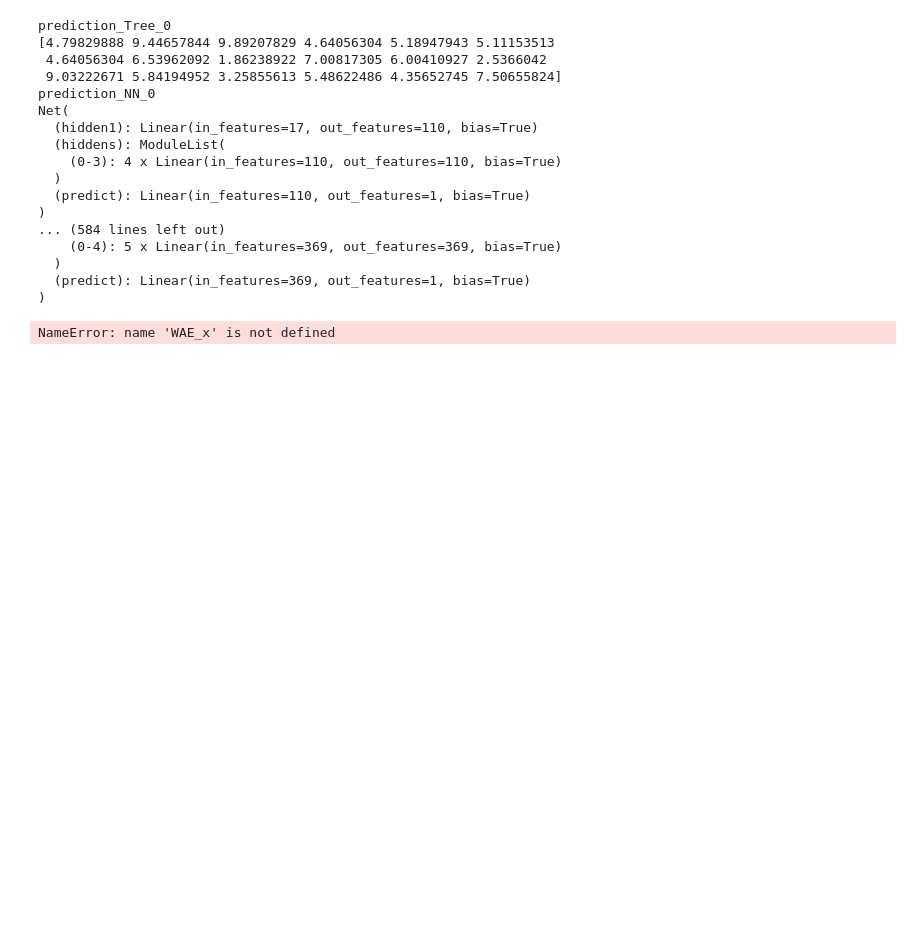
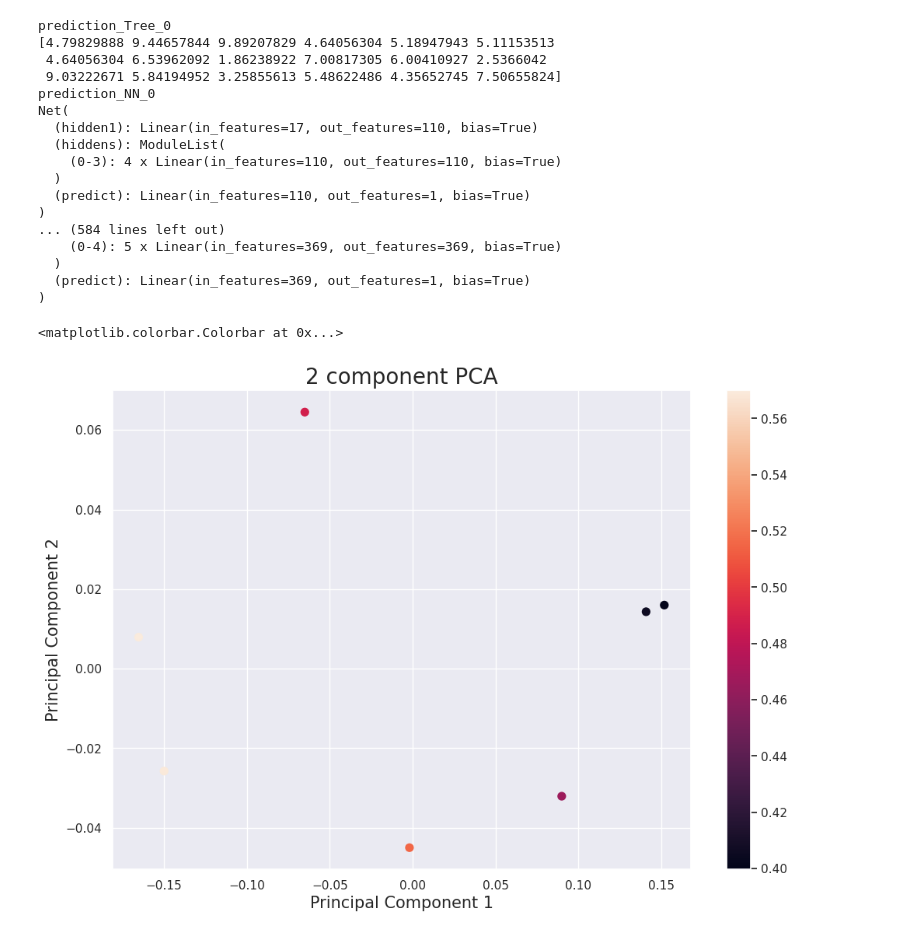
Before and after one commit to Arvin-Hu/HighEntropyAlloy_zj, a Jupyter notebook: project/notebooks/official.ipynb, the cells around one changed output. Drawn from its saved outputs; the diff is of its cells as text; code cells hidden in the pictures; blank space fills up the shorter version.

```diff
--- a/project/notebooks/official.ipynb
+++ b/project/notebooks/official.ipynb
@@ -978,6 +978,12 @@ starttime = datetime.datetime.now()
 #    for j in range(42,44): # 10 different seeds
 for i in range(9,11):
     for j in range(40,45):
+
+        # 20250402yayun 检查模型是否已经训练完成
+        if os.path.exists('Results/Invar_NN_BO(10+100)_6/{}-seed_{}.pt'.format(i,j)):
+            print('Results/Invar_NN_BO(10+100)_6/{}-seed_{}.pt already trained'.format(i,j))
+            continue
+
         train_features, test_features, train_labels, test_labels = normalizing_data(data, seed=j)
         #lr = target.at[i,'lr'] # the same
         #module__n_hidden = target.at[i,'module__n_hidden']
@@ -1454,6 +1445,10 @@ import pandas as pd
 Comp_total = First_round_Comp_total
 prediciton_mean = Comp_total.mean(axis=1)
 prediciton_std = Comp_total.std(axis=1)
+
+#20250402yayun
+WAE_x=pd.read_excel('Results/First_round_ensemble_comp.xlsx')
+
 WAE_x['prediction_mean'] = prediciton_mean
 WAE_x['prediction_std'] = prediciton_std
 #WAE_x['rank_score'] =prediciton_std*0.2+prediciton_mean*0.8
@@ -1461,34 +1456,35 @@ WAE_x['prediction_std'] = prediciton_std
 #Comp_total = Comp_total[Comp_total['Cr']>0.04]
 #WAE_x = WAE_x.sort_values(by=['prediction_mean'],ascending=True)
 #Comp_total.to_csv('Results/Comp_total_1.csv')
 #WAE_x.loc[(WAE_x['Cr'] > 0.04)].to_csv('Results/WAE_x_1.csv')
 df = WAE_x[['Fe','Ni','Co','Cr','V','Cu','prediction_mean','prediction_std']]
 df=df[(df['Fe']>0.1) & (df['Ni']>0.05)& (df['Co']>0.1)& (df['Cr']>=0.04)&(df['V']==0)  & (df['Cu']>=0.05)
       &(df['prediction_mean']<10)]
 # make the ranking
 df['mean_rank']=df['prediction_mean'].rank()
 df['std_rank']=df['prediction_std'].rank(ascending=False)
 df['total_rank'] =0.8*df['mean_rank']+0.2*df['std_rank']
 df = df[df['total_rank']<1000]
 #plot the figure to have a overview
 x=df[['Fe','Ni','Co','Cr','V','Cu']]
 from sklearn.decomposition import PCA
 pca = PCA(n_components=2)
 principalComponents = pca.fit_transform(x)
 principalDf = pd.DataFrame(data = principalComponents
              , columns = ['principal component 1', 'principal component 2'])
 import matplotlib.pyplot as plt
 fig = plt.figure(figsize = (12,8))
 ax = fig.add_subplot(1,1,1)
 ax.set_xlabel('Principal Component 1', fontsize = 15)
 ax.set_ylabel('Principal Component 2', fontsize = 15)
 ax.set_title('2 component PCA', fontsize = 20)
 sc=plt.scatter(principalDf[ 'principal component 1']
                 , principalDf['principal component 2']
                ,c=df['Fe'], s = 50)
 plt.colorbar(sc)
 # %% [output]
-NameError: name 'WAE_x' is not defined
+<matplotlib.colorbar.Colorbar at 0x...>
+[figure, added]
 # %%
 # PCA and AffinityPropagation.py
 # -*- coding: utf-8 -*-
```
Also changed, not shown: parts of 7 cells of this notebook.
